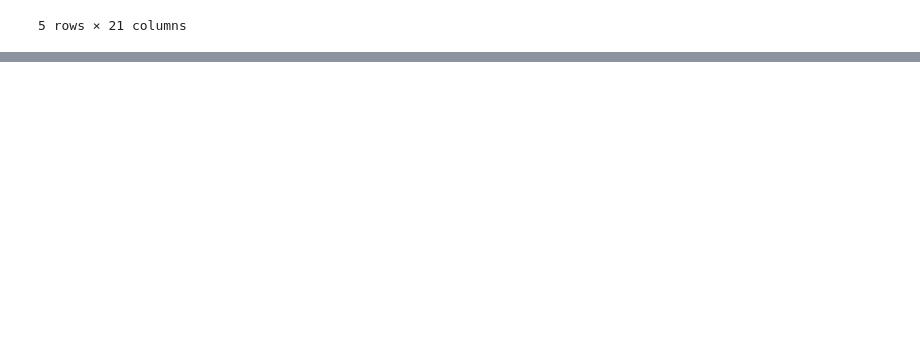
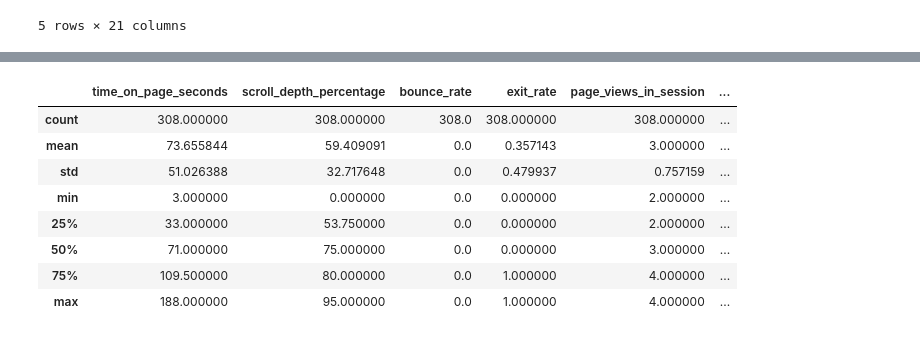
Before and after one commit to isiakpereaghogho/Amazon_Affiliate_Marketing_Performance, a Jupyter notebook: Causal Inference Specialist Project - Amazon Affiliate Marketing Performance.ipynb, the cells around one changed output, grey strips where cells are left out. Cells and saved outputs as stored; diff of their text form; code cells hidden in the pictures; blank space fills up the shorter version.

```diff
--- a/Causal Inference Specialist Project - Amazon Affiliate Marketing Performance.ipynb
+++ b/Causal Inference Specialist Project - Amazon Affiliate Marketing Performance.ipynb
@@ -156,0 +497,12 @@ user_behaviour.head()
+# %%
+user_behaviour.describe()
+# %% [output]
+|  | time_on_page_seconds | scroll_depth_percentage | bounce_rate | exit_rate | page_views_in_session | ... |
+| count | 308.000000 | 308.000000 | 308.0 | 308.000000 | 308.000000 | ... |
+| mean | 73.655844 | 59.409091 | 0.0 | 0.357143 | 3.000000 | ... |
+| std | 51.026388 | 32.717648 | 0.0 | 0.479937 | 0.757159 | ... |
+| min | 3.000000 | 0.000000 | 0.0 | 0.000000 | 2.000000 | ... |
+| 25% | 33.000000 | 53.750000 | 0.0 | 0.000000 | 2.000000 | ... |
+| 50% | 71.000000 | 75.000000 | 0.0 | 0.000000 | 3.000000 | ... |
+| 75% | 109.500000 | 80.000000 | 0.0 | 1.000000 | 4.000000 | ... |
+| max | 188.000000 | 95.000000 | 0.0 | 1.000000 | 4.000000 | ... |
```
Also changed, not shown: parts of 32 cells of this notebook.
